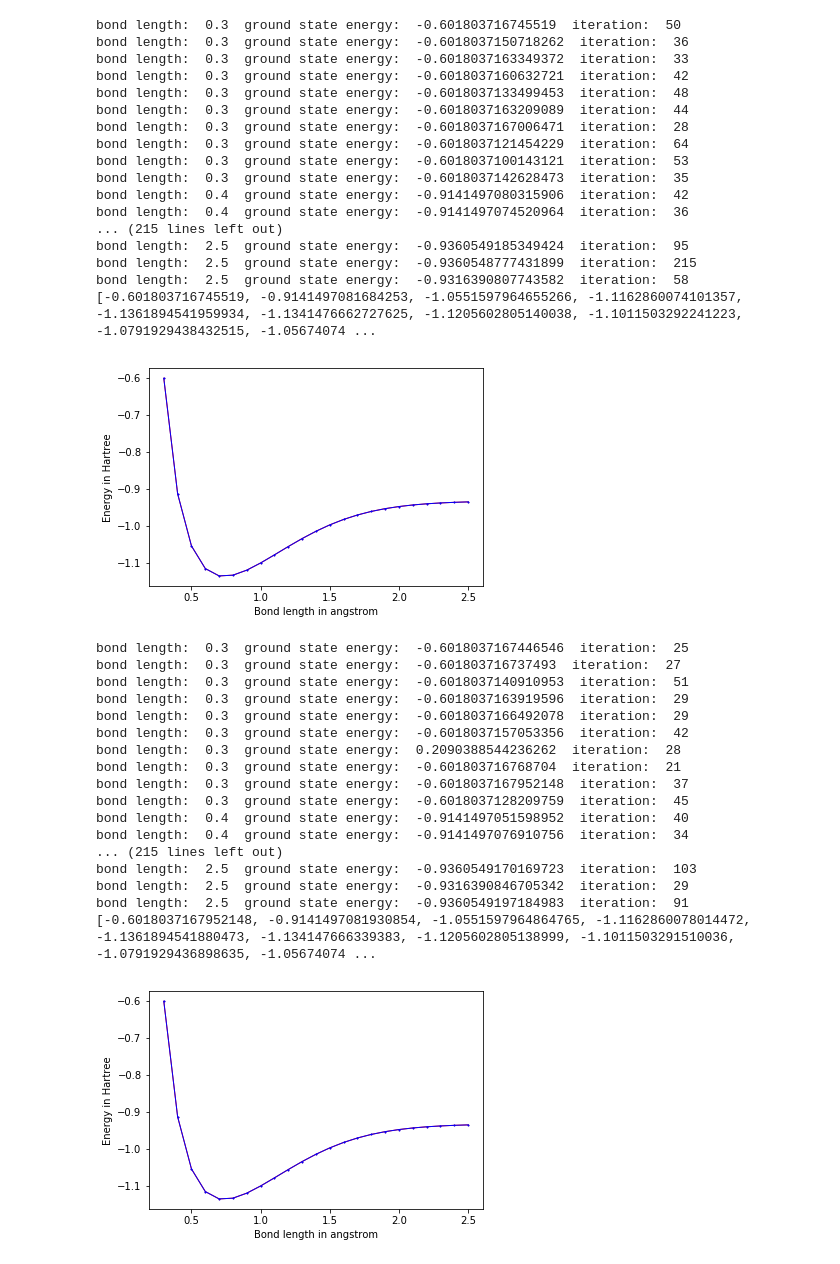
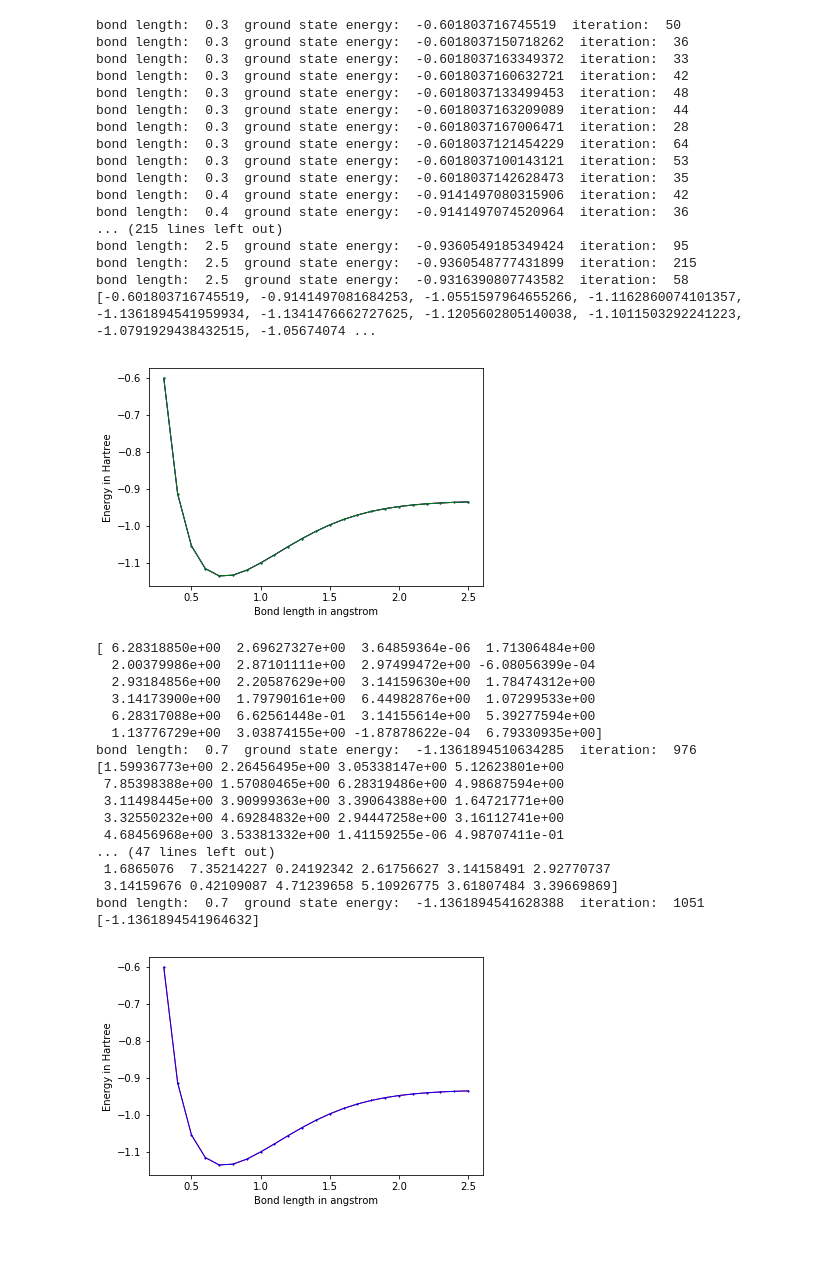
Before and after one commit to mingyu-kang/cs269q_openfermion, a Jupyter notebook: H2 Hardware Ansatz.ipynb, the cells around one changed output. Drawn from its saved outputs; the diff is of its cells as text; code cells hidden in the pictures.

```diff
--- a/H2 Hardware Ansatz.ipynb
+++ b/H2 Hardware Ansatz.ipynb
@@ -268,15 +268,20 @@ bond length:  2.5  ground state energy:  -0.9360549185349424  iteration:  95
 bond length:  2.5  ground state energy:  -0.9360548777431899  iteration:  215
 bond length:  2.5  ground state energy:  -0.9316390807743582  iteration:  58
 [-0.601803716745519, -0.9141497081684253, -1.0551597964655266, -1.1162860074101357, -1.1361894541959934, -1.1341476662727625, -1.1205602805140038, -1.1011503292241223, -1.0791929438432515, -1.05674074 ...
-# %%
-plt.figure(0)
-plt.plot(bond_lengths, fci_energies, 'rx-', linewidth=1, markersize=1)
-plt.plot(bond_lengths, gelist_layer4, 'bo-', linewidth=1, markersize=1)
-plt.ylabel('Energy in Hartree')
-plt.xlabel('Bond length in angstrom')
-plt.show()
-# %% [output]
-[figure, removed]
+# %%
+vqe_qvm_layer4 = [-0.601803716745519, -0.9141497081684253, -1.0551597964655266, -1.1162860074101357, -1.1361894541959934, -1.1341476662727625, -1.1205602805140038, -1.1011503292241223, -1.0791929438432515, -1.0567407449017003, -1.0351862646872783, -1.015468245383837, -0.9981493519957572, -0.9834727274204723, -0.9714266871033888, -0.9618169511243723, -0.9543388530562406, -0.9486411105719305, -0.9443746793529314, -0.9412240320055978, -0.9389223816166299, -0.9372549501160172, -0.9360549185349424]
+vqe_qpu_layer4 = [-0.6018037166564036, -0.914149708163514, -1.0551597964281025, -1.1162860077553365, -1.1361894542040014, -1.1341476659825447, -1.1205602805384873, -1.1011503283456041, -1.0791929433530079, -1.0567407447701214, -1.0351862645877297, -1.0154682478158483, -0.9981493520166305, -0.9834727269324907, -0.9714266863152411, -0.9618169517803161, -0.9543388526835397, -0.9486411104958775, -0.9443746805634903, -0.9412240329858607, -0.9389223849087819, -0.9372549521617642, -0.9360549171663575]
+
+
+plt.figure(0)
+plt.plot(bond_lengths, fci_energies, 'r-', linewidth=1, markersize=1)
+plt.plot(bond_lengths, vqe_qvm_layer4, 'bo-', linewidth=1, markersize=1)
+plt.plot(bond_lengths, vqe_qpu_layer4, 'go-', linewidth=1, markersize=1)
+plt.ylabel('Energy in Hartree')
+plt.xlabel('Bond length in angstrom')
+plt.show()
+# %% [output]
+[figure, added]
 # %%
 basis = 'sto-3g'
 multiplicity = 1  # 2S+1
@@ -285,7 +290,7 @@ charge = 0
 import matplotlib.pyplot as plt
 %matplotlib inline
 
-bond_lengths = np.linspace(0.3, 2.5, 23)
+bond_lengths = [0.7] # np.linspace(0.3, 2.5, 23)
 layer=3
 
 gelist_layer3 = []
@@ -309,23 +314,23 @@ for bond_length in bond_lengths:
 
 print(gelist_layer3)
 # %% [output]
-bond length:  0.3  ground state energy:  -0.6018037167446546  iteration:  25
-bond length:  0.3  ground state energy:  -0.601803716737493  iteration:  27
-bond length:  0.3  ground state energy:  -0.6018037140910953  iteration:  51
-bond length:  0.3  ground state energy:  -0.6018037163919596  iteration:  29
-bond length:  0.3  ground state energy:  -0.6018037166492078  iteration:  29
-bond length:  0.3  ground state energy:  -0.6018037157053356  iteration:  42
-bond length:  0.3  ground state energy:  0.2090388544236262  iteration:  28
-bond length:  0.3  ground state energy:  -0.601803716768704  iteration:  21
-bond length:  0.3  ground state energy:  -0.6018037167952148  iteration:  37
-bond length:  0.3  ground state energy:  -0.6018037128209759  iteration:  45
-bond length:  0.4  ground state energy:  -0.9141497051598952  iteration:  40
-bond length:  0.4  ground state energy:  -0.9141497076910756  iteration:  34
-... (215 lines left out)
-bond length:  2.5  ground state energy:  -0.9360549170169723  iteration:  103
-bond length:  2.5  ground state energy:  -0.9316390846705342  iteration:  29
-bond length:  2.5  ground state energy:  -0.9360549197184983  iteration:  91
-[-0.6018037167952148, -0.9141497081930854, -1.0551597964864765, -1.1162860078014472, -1.1361894541880473, -1.134147666339383, -1.1205602805138999, -1.1011503291510036, -1.0791929436898635, -1.05674074 ...
+[ 6.28318850e+00  2.69627327e+00  3.64859364e-06  1.71306484e+00
+  2.00379986e+00  2.87101111e+00  2.97499472e+00 -6.08056399e-04
+  2.93184856e+00  2.20587629e+00  3.14159630e+00  1.78474312e+00
+  3.14173900e+00  1.79790161e+00  6.44982876e+00  1.07299533e+00
+  6.28317088e+00  6.62561448e-01  3.14155614e+00  5.39277594e+00
+  1.13776729e+00  3.03874155e+00 -1.87878622e-04  6.79330935e+00]
+bond length:  0.7  ground state energy:  -1.1361894510634285  iteration:  976
+[1.59936773e+00 2.26456495e+00 3.05338147e+00 5.12623801e+00
+ 7.85398388e+00 1.57080465e+00 6.28319486e+00 4.98687594e+00
+ 3.11498445e+00 3.90999363e+00 3.39064388e+00 1.64721771e+00
+ 3.32550232e+00 4.69284832e+00 2.94447258e+00 3.16112741e+00
+ 4.68456968e+00 3.53381332e+00 1.41159255e-06 4.98707411e-01
+... (47 lines left out)
+ 1.6865076  7.35214227 0.24192342 2.61756627 3.14158491 2.92770737
+ 3.14159676 0.42109087 4.71239658 5.10926775 3.61807484 3.39669869]
+bond length:  0.7  ground state energy:  -1.1361894541628388  iteration:  1051
+[-1.1361894541964632]
 # %%
 plt.figure(0)
 plt.plot(bond_lengths, fci_energies, 'rx-', linewidth=1, markersize=1)
```
Also changed, not shown: parts of 6 cells of this notebook, 11 other files.
